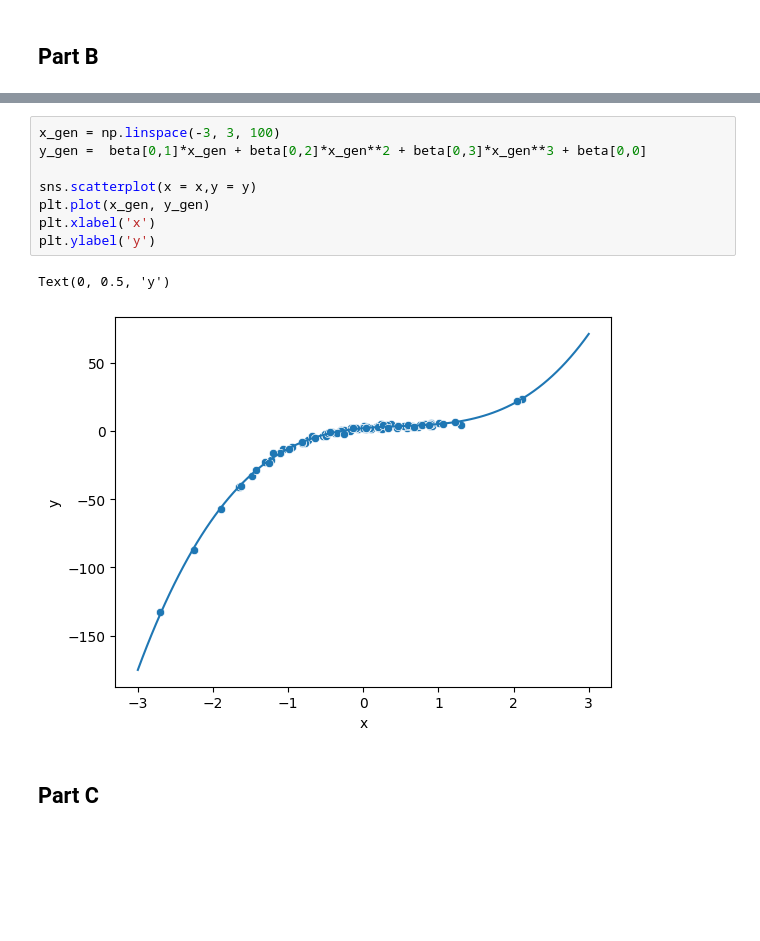
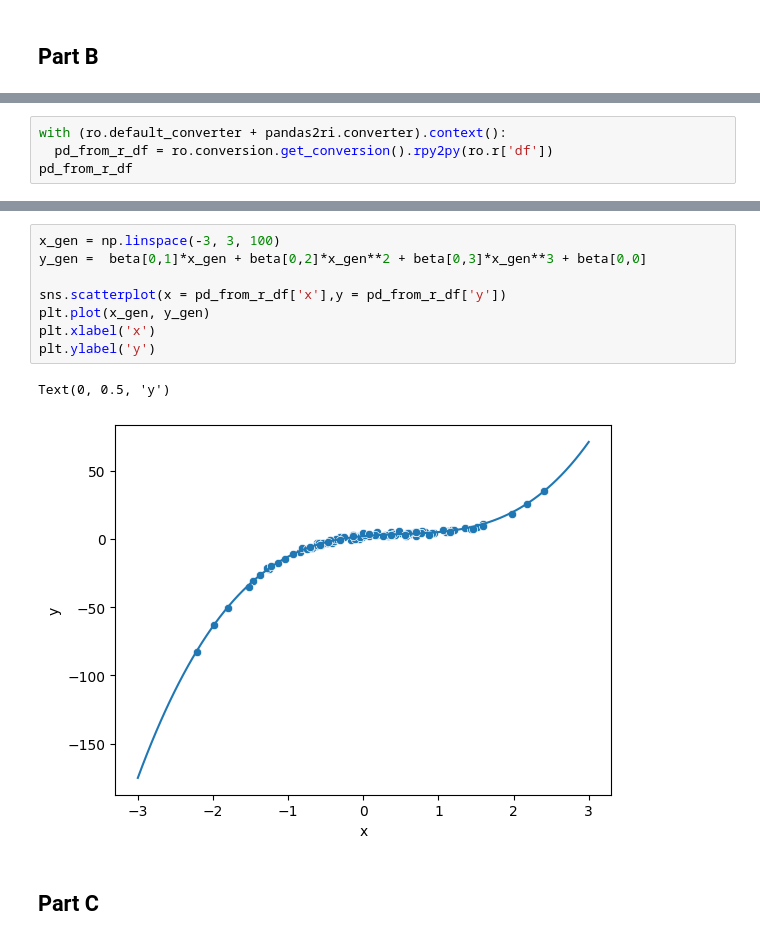
Before and after one commit to akp2003/Machine_Learning_Exercises, a Jupyter notebook: HW3/HW3.ipynb, the cells around one changed output, grey strips where cells are left out. Drawn from its saved outputs; the diff is of its cells as text; blank space fills up the shorter version.

```diff
--- a/HW3/HW3.ipynb
+++ b/HW3/HW3.ipynb
@@ -567,0 +595,4 @@ y = np.array(y + epsilon).reshape(-1,)
+# %%
+with (ro.default_converter + pandas2ri.converter).context():
+  pd_from_r_df = ro.conversion.get_conversion().rpy2py(ro.r['df'])
+pd_from_r_df
@@ -568,13 +615,13 @@ y = np.array(y + epsilon).reshape(-1,)
 # %%
 x_gen = np.linspace(-3, 3, 100)
 y_gen =  beta[0,1]*x_gen + beta[0,2]*x_gen**2 + beta[0,3]*x_gen**3 + beta[0,0]
 
-sns.scatterplot(x = x,y = y)
+sns.scatterplot(x = pd_from_r_df['x'],y = pd_from_r_df['y'])
 plt.plot(x_gen, y_gen)
 plt.xlabel('x')
 plt.ylabel('y')
 # %% [output]
 Text(0, 0.5, 'y')
-[figure, old version]
+[figure, new version]
 # %% [markdown]
 ## Part C
```
Also changed, not shown: parts of 23 cells of this notebook.
